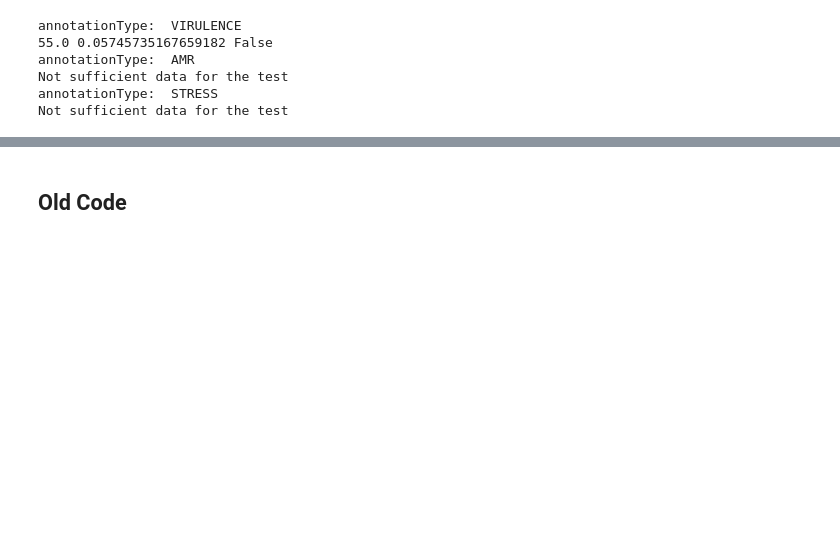
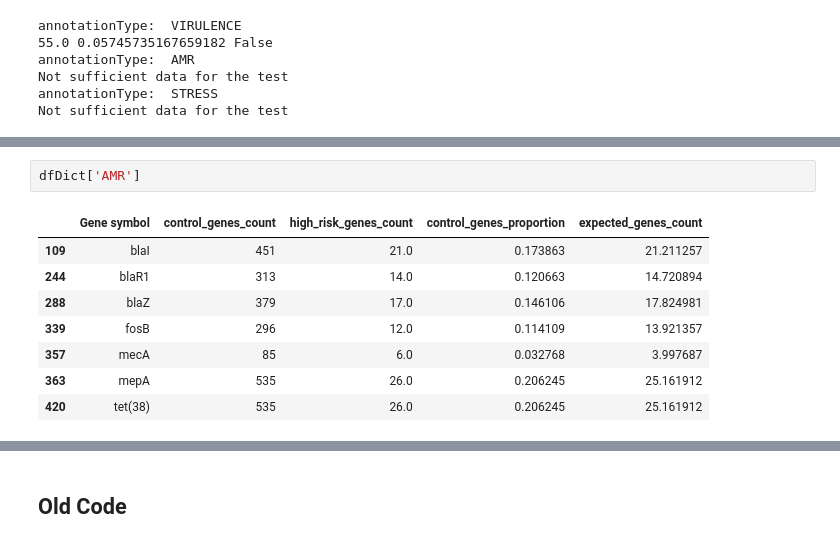
Before and after one commit to ryashpal/EHR-Int-Analysis, a Jupyter notebook: notebooks/visuals_for_publication/statistical_analysis_amr_highrisk.ipynb, the cells around one changed output, grey strips where cells are left out. Saved outputs shown, nothing was run; the diff lists cells and outputs as text; blank space fills up the shorter version.

```diff
--- a/notebooks/visuals_for_publication/statistical_analysis_amr_highrisk.ipynb
+++ b/notebooks/visuals_for_publication/statistical_analysis_amr_highrisk.ipynb
@@ -231,0 +305,11 @@ dfDict['VIRULENCE']
+# %%
+dfDict['AMR']
+# %% [output]
+|  | Gene symbol | control_genes_count | high_risk_genes_count | control_genes_proportion | expected_genes_count |
+| 109 | blaI | 451 | 21.0 | 0.173863 | 21.211257 |
+| 244 | blaR1 | 313 | 14.0 | 0.120663 | 14.720894 |
+| 288 | blaZ | 379 | 17.0 | 0.146106 | 17.824981 |
+| 339 | fosB | 296 | 12.0 | 0.114109 | 13.921357 |
+| 357 | mecA | 85 | 6.0 | 0.032768 | 3.997687 |
+| 363 | mepA | 535 | 26.0 | 0.206245 | 25.161912 |
+| 420 | tet(38) | 535 | 26.0 | 0.206245 | 25.161912 |
```
Also changed, not shown: parts of 3 cells of this notebook.
